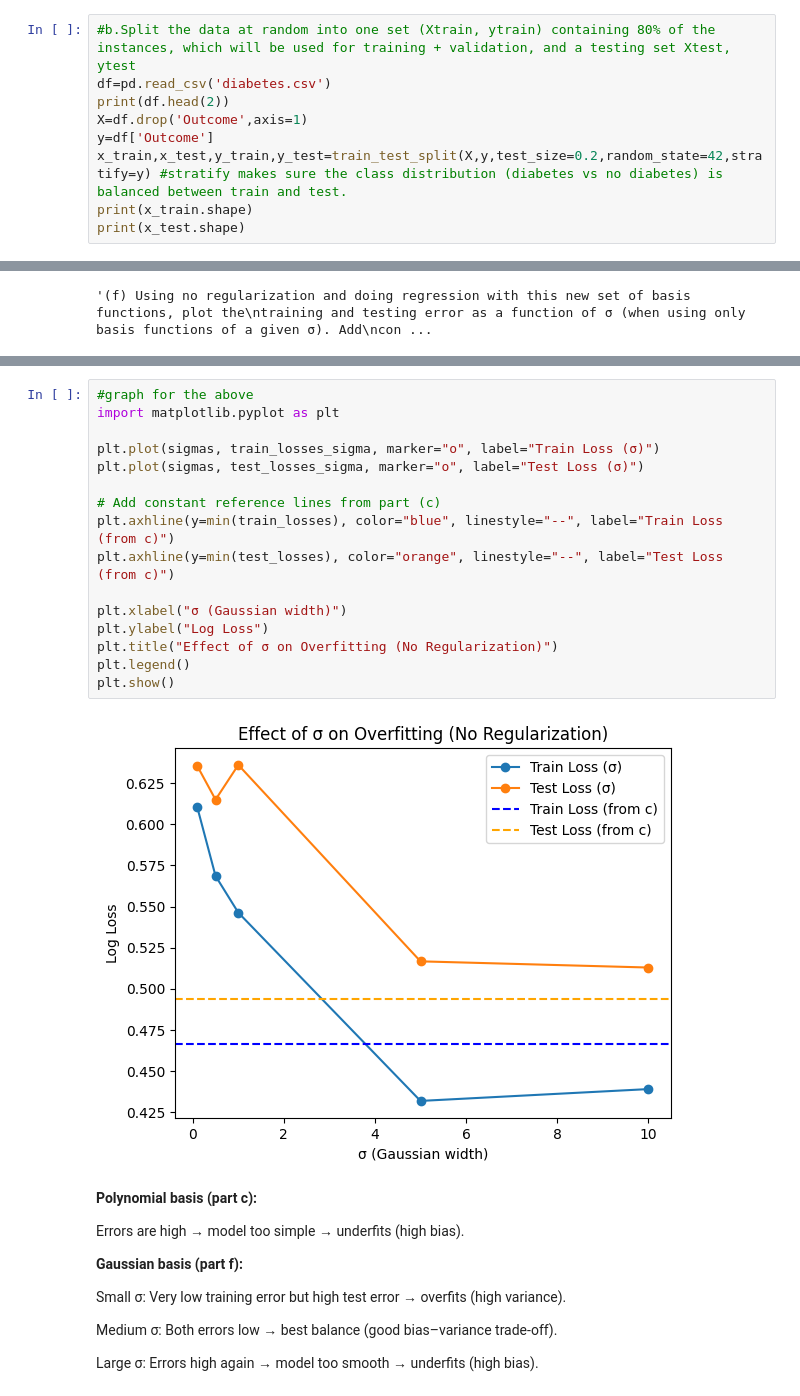
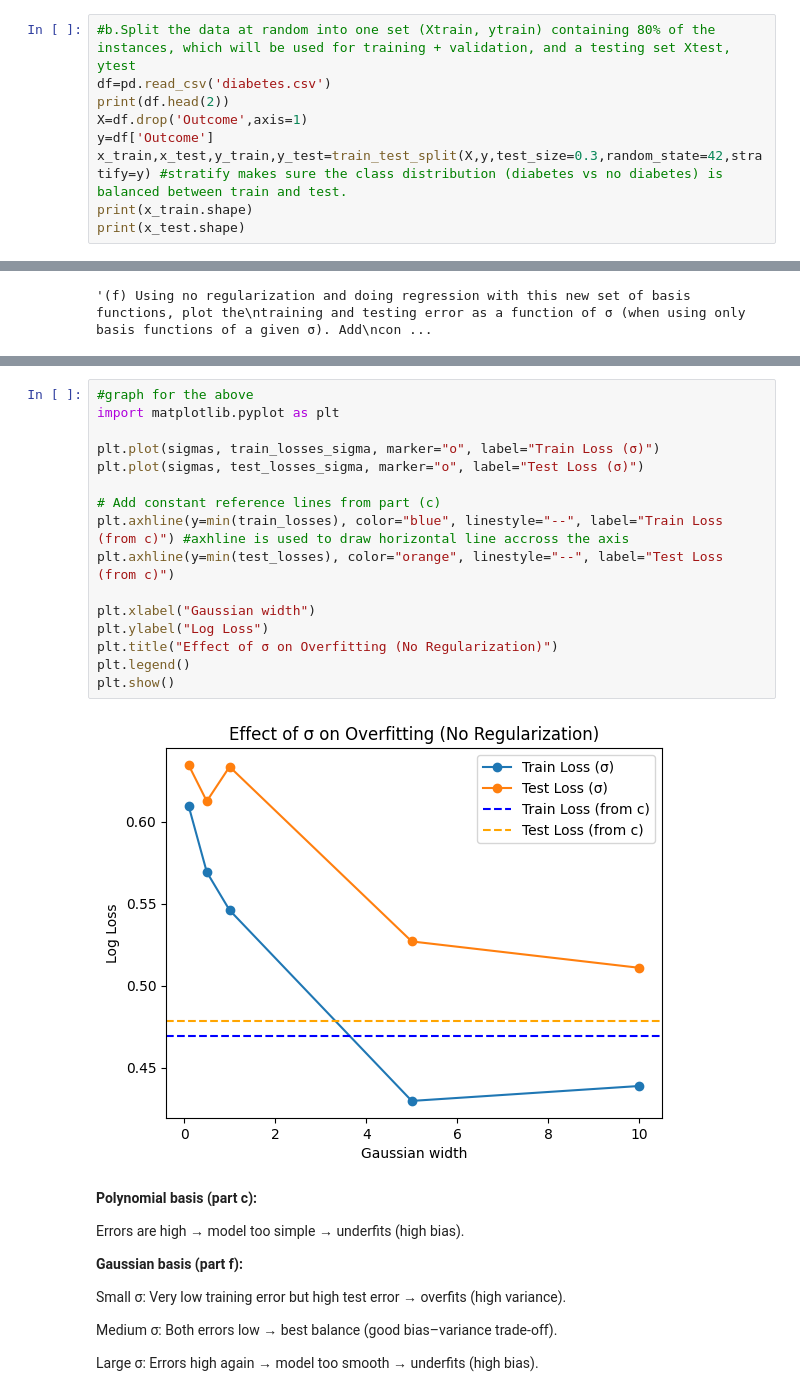
Before and after one commit to Madathanapalleleena/ML_LAB_152, a Jupyter notebook: ML_A1.ipynb, the cells around one changed output, grey strips where cells are left out. Drawn from its saved outputs; the diff is of its cells as text.

```diff
--- a/ML_A1.ipynb
+++ b/ML_A1.ipynb
@@ -17,7 +17,7 @@ df=pd.read_csv('diabetes.csv')
 print(df.head(2))
 X=df.drop('Outcome',axis=1)
 y=df['Outcome']
-x_train,x_test,y_train,y_test=train_test_split(X,y,test_size=0.2,random_state=42,stratify=y) #stratify makes sure the class distribution (diabetes vs no diabetes) is balanced between train and test.
+x_train,x_test,y_train,y_test=train_test_split(X,y,test_size=0.3,random_state=42,stratify=y) #stratify makes sure the class distribution (diabetes vs no diabetes) is balanced between train and test.
 print(x_train.shape)
 print(x_test.shape)
 # %% [output]
@@ -376,21 +379,21 @@ Equally splitted means: [-10.  -5.   0.   5.  10.]
 # %%
 #graph for the above
 import matplotlib.pyplot as plt
 
 plt.plot(sigmas, train_losses_sigma, marker="o", label="Train Loss (σ)")
 plt.plot(sigmas, test_losses_sigma, marker="o", label="Test Loss (σ)")
 
 # Add constant reference lines from part (c)
-plt.axhline(y=min(train_losses), color="blue", linestyle="--", label="Train Loss (from c)")
+plt.axhline(y=min(train_losses), color="blue", linestyle="--", label="Train Loss (from c)") #axhline is used to draw horizontal line accross the axis
 plt.axhline(y=min(test_losses), color="orange", linestyle="--", label="Test Loss (from c)")
 
-plt.xlabel("σ (Gaussian width)")
+plt.xlabel("Gaussian width")
 plt.ylabel("Log Loss")
 plt.title("Effect of σ on Overfitting (No Regularization)")
 plt.legend()
 plt.show()
 # %% [output]
-[figure, old version]
+[figure, new version]
 # %% [markdown]
 **Polynomial basis (part c):**
 
```
Also changed, not shown: parts of 24 cells of this notebook.
